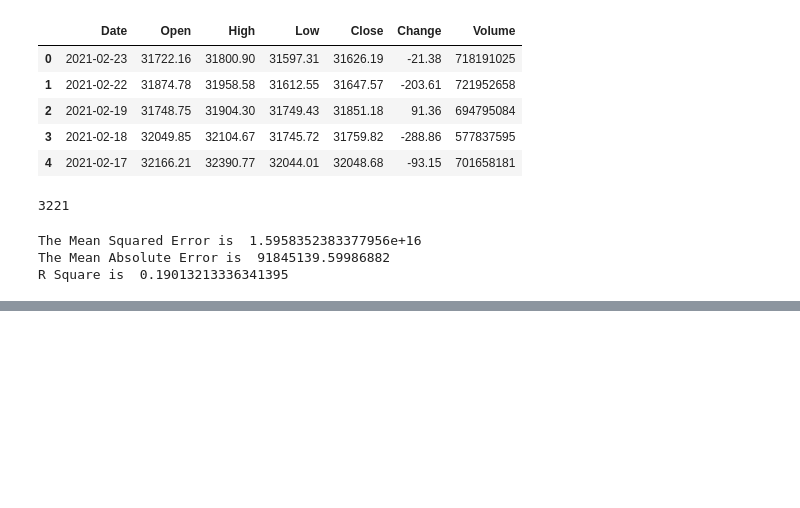
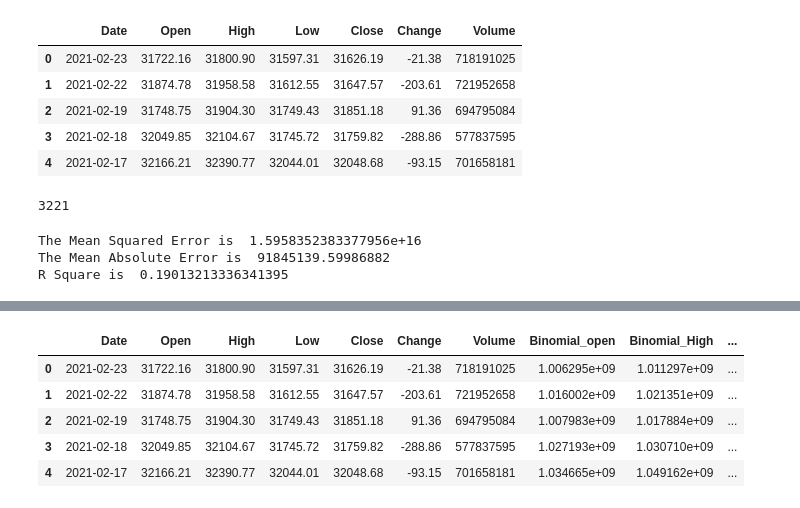
Before and after one commit to arfan64shah/Data_Science, a Jupyter notebook: Stock_Data_Project/Pakistan_Stock_Exchange_Project.ipynb, the cells around one changed output, grey strips where cells are left out. Saved outputs shown, nothing was run; the diff lists cells and outputs as text; code cells hidden in the pictures; blank space fills up the shorter version.

Commit message:
Updated pakistan stock exchange data

```diff
--- a/Stock_Data_Project/Pakistan_Stock_Exchange_Project.ipynb
+++ b/Stock_Data_Project/Pakistan_Stock_Exchange_Project.ipynb
@@ -710,0 +778,19 @@ fig.show()
+# %%
+# add new columns which contains square of the required columns
+new_cols = {
+    'Binomial_open': (dataset['Open'])**2,
+    'Binomial_High': (dataset['High'])**2,
+    'Binomial_Low': (dataset['Low'])**2,
+    'Binomial_Close': (dataset['Close'])**2
+}
+
+# concat the new columns into the existing data
+dataset = pd.concat([dataset, pd.DataFrame(new_cols)], axis = 1)
+dataset.head()
+# %% [output]
+|  | Date | Open | High | Low | Close | Change | Volume | Binomial_open | Binomial_High | ... |
+| 0 | 2021-02-23 | 31722.16 | 31800.90 | 31597.31 | 31626.19 | -21.38 | 718191025 | 1.006295e+09 | 1.011297e+09 | ... |
+| 1 | 2021-02-22 | 31874.78 | 31958.58 | 31612.55 | 31647.57 | -203.61 | 721952658 | 1.016002e+09 | 1.021351e+09 | ... |
+| 2 | 2021-02-19 | 31748.75 | 31904.30 | 31749.43 | 31851.18 | 91.36 | 694795084 | 1.007983e+09 | 1.017884e+09 | ... |
+| 3 | 2021-02-18 | 32049.85 | 32104.67 | 31745.72 | 31759.82 | -288.86 | 577837595 | 1.027193e+09 | 1.030710e+09 | ... |
+| 4 | 2021-02-17 | 32166.21 | 32390.77 | 32044.01 | 32048.68 | -93.15 | 701658181 | 1.034665e+09 | 1.049162e+09 | ... |
```
Also changed, not shown: parts of 12 cells of this notebook.
